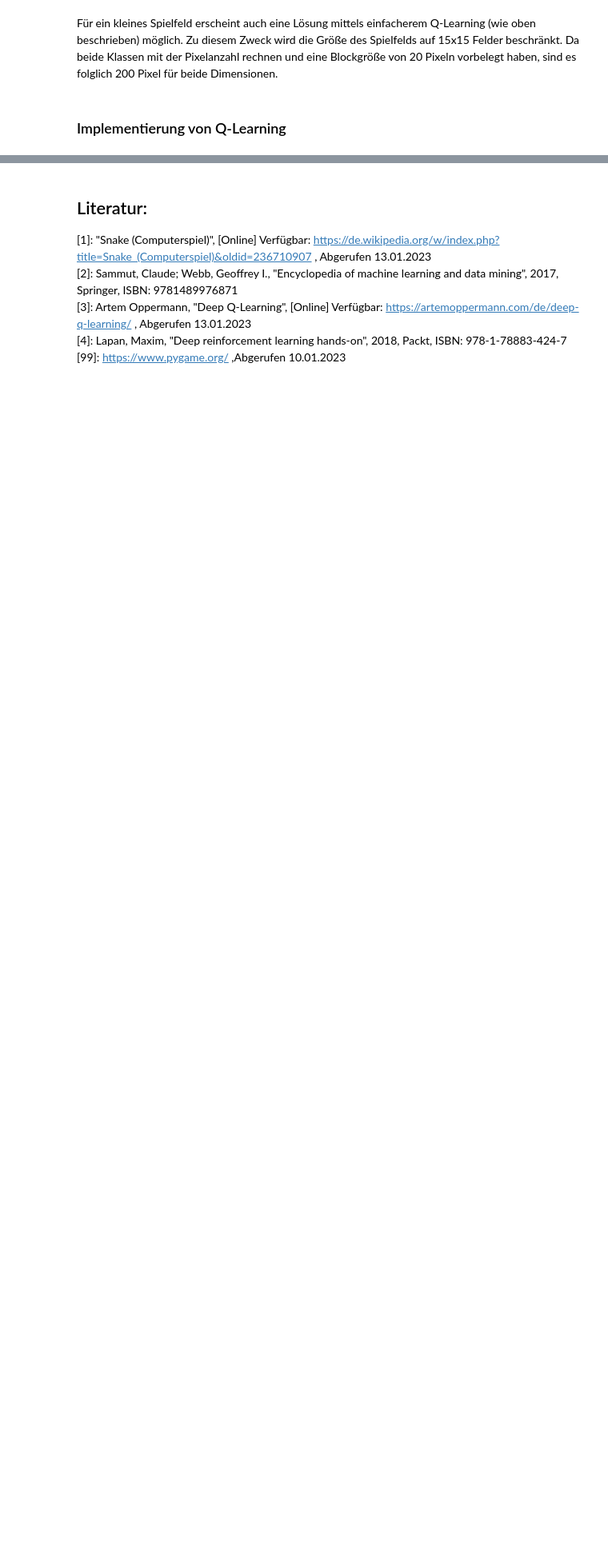
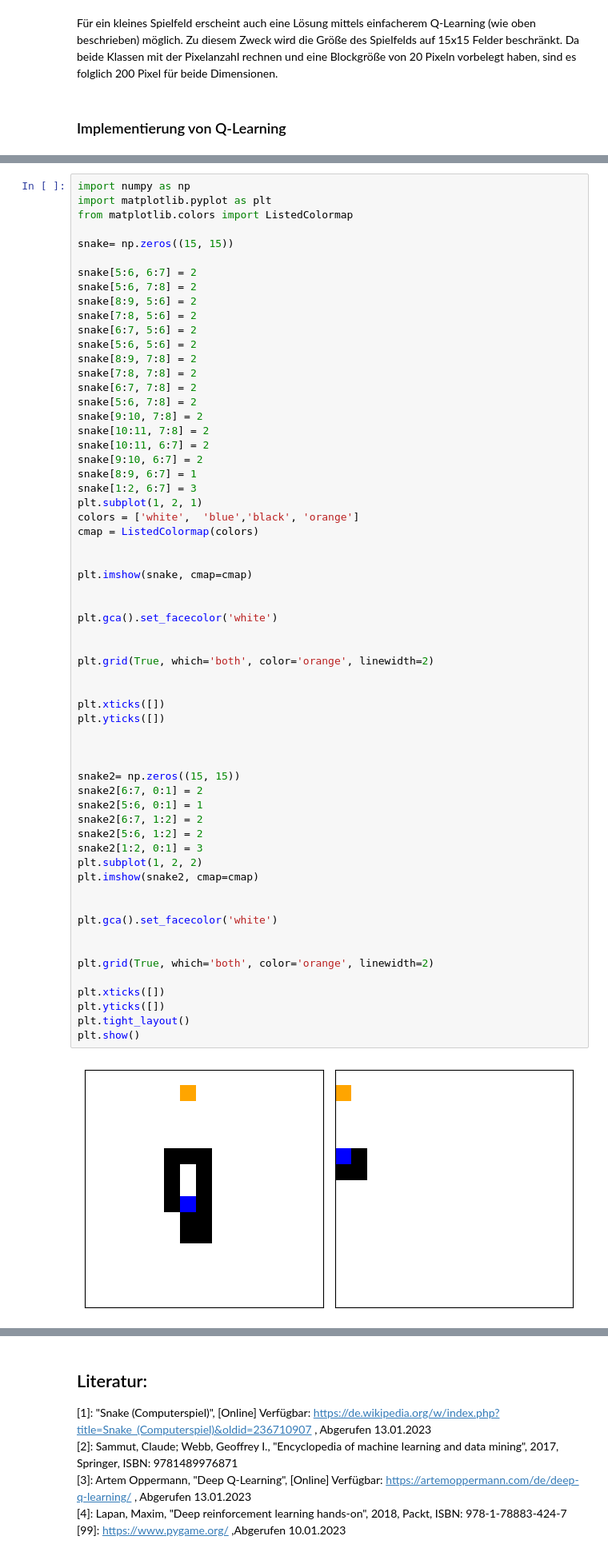
Before and after one commit to florianw830/DeepLearningWS2324, a Jupyter notebook: Snake.ipynb, the cells around one changed output, grey strips where cells are left out. Shown at 80% size. Drawn from its saved outputs; the diff is of its cells as text; blank space fills up the shorter version.

```diff
--- a/Snake.ipynb
+++ b/Snake.ipynb
@@ -560,0 +511,63 @@ pygame.quit()
+# %%
+import numpy as np
+import matplotlib.pyplot as plt
+from matplotlib.colors import ListedColormap
+
+snake= np.zeros((15, 15))
+
+snake[5:6, 6:7] = 2
+snake[5:6, 7:8] = 2
+snake[8:9, 5:6] = 2
+snake[7:8, 5:6] = 2
+snake[6:7, 5:6] = 2
+snake[5:6, 5:6] = 2
+snake[8:9, 7:8] = 2
+snake[7:8, 7:8] = 2
+snake[6:7, 7:8] = 2
+snake[5:6, 7:8] = 2
+snake[9:10, 7:8] = 2
+snake[10:11, 7:8] = 2
+snake[10:11, 6:7] = 2
+snake[9:10, 6:7] = 2
+snake[8:9, 6:7] = 1
+snake[1:2, 6:7] = 3
+plt.subplot(1, 2, 1)
+colors = ['white',  'blue','black', 'orange']
+cmap = ListedColormap(colors)
+
+
+plt.imshow(snake, cmap=cmap)
+
+
+plt.gca().set_facecolor('white')
+
+
+plt.grid(True, which='both', color='orange', linewidth=2)
+
+
+plt.xticks([])
+plt.yticks([])
+
+
+
+snake2= np.zeros((15, 15))
+snake2[6:7, 0:1] = 2
+snake2[5:6, 0:1] = 1
+snake2[6:7, 1:2] = 2
+snake2[5:6, 1:2] = 2
+snake2[1:2, 0:1] = 3
+plt.subplot(1, 2, 2)
+plt.imshow(snake2, cmap=cmap)
+
+
+plt.gca().set_facecolor('white')
+
+
+plt.grid(True, which='both', color='orange', linewidth=2)
+
+plt.xticks([])
+plt.yticks([])
+plt.tight_layout()
+plt.show()
+# %% [output]
+[figure, added]
```
Also changed, not shown: parts of 21 cells of this notebook.
